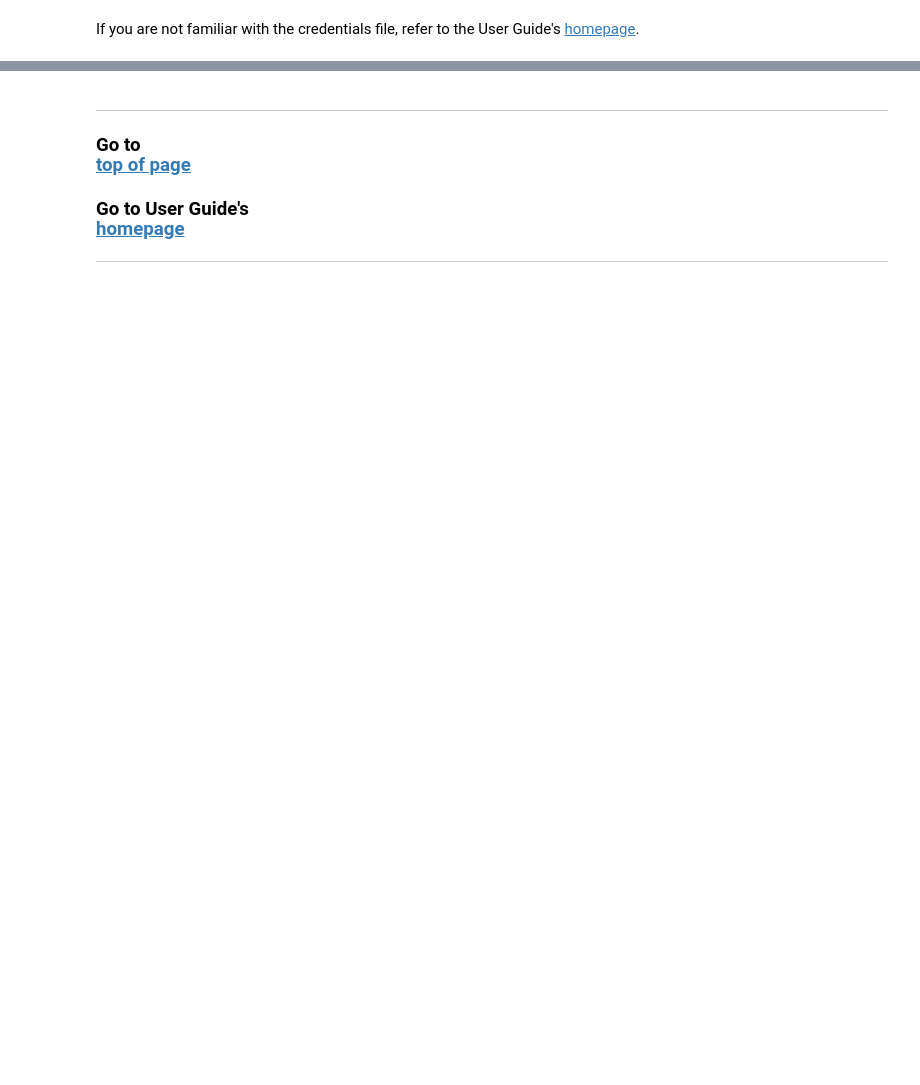
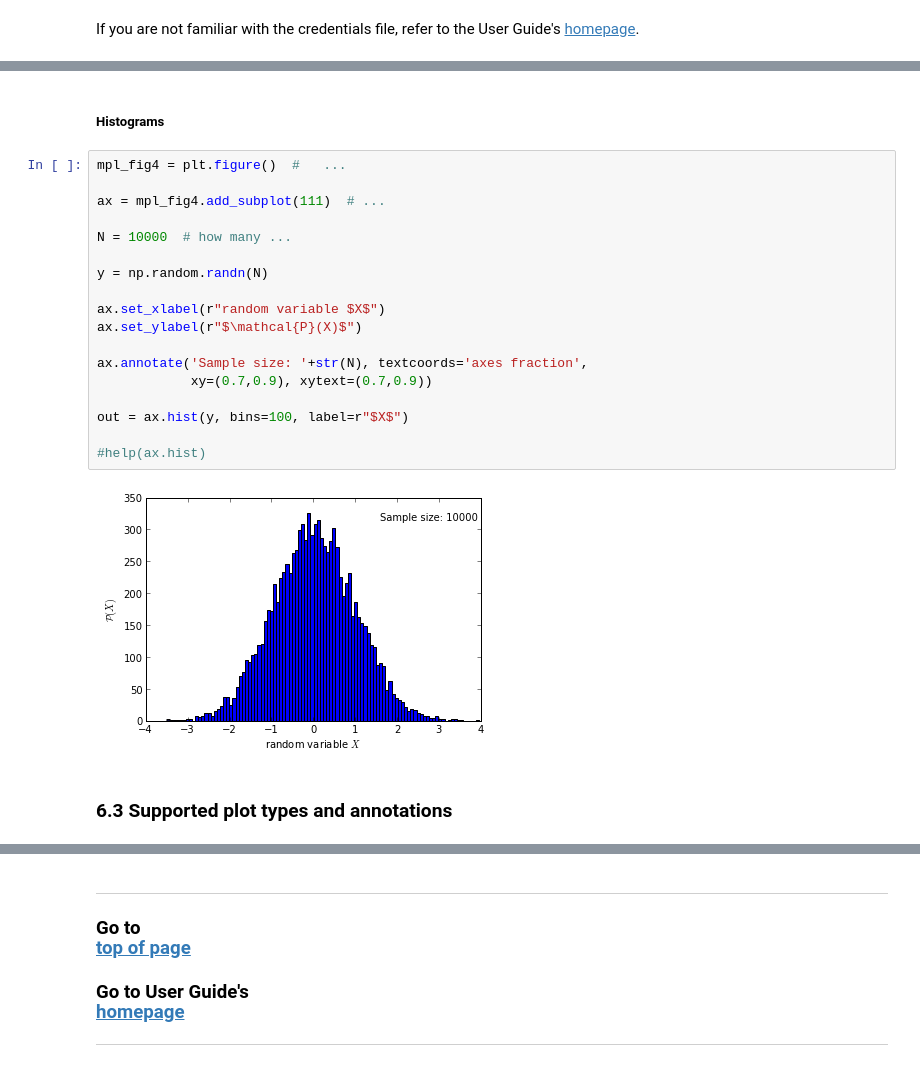
Before and after one commit to plotly/python-user-guide, a Jupyter notebook: s6_matplotlylib/s6_matplotlylib.ipynb, the cells around one changed output, grey strips where cells are left out. Cells and saved outputs as stored; diff of their text form; blank space fills up the shorter version.

```diff
--- a/s6_matplotlylib/s6_matplotlylib.ipynb
+++ b/s6_matplotlylib/s6_matplotlylib.ipynb
@@ -54,0 +328,24 @@ more stuff
+# %% [markdown]
+##### Histograms
+# %%
+mpl_fig4 = plt.figure()  #   ...
+
+ax = mpl_fig4.add_subplot(111)  # ...
+
+N = 10000  # how many ...
+
+y = np.random.randn(N)
+
+ax.set_xlabel(r"random variable $X$")
+ax.set_ylabel(r"$\mathcal{P}(X)$")
+
+ax.annotate('Sample size: '+str(N), textcoords='axes fraction',
+            xy=(0.7,0.9), xytext=(0.7,0.9))
+
+out = ax.hist(y, bins=100, label=r"$X$")
+
+#help(ax.hist)
+# %% [output]
+[figure, added]
+# %% [markdown]
+### 6.3 Supported plot types and annotations
```
Also changed, not shown: parts of 51 cells of this notebook, 8 other files.
